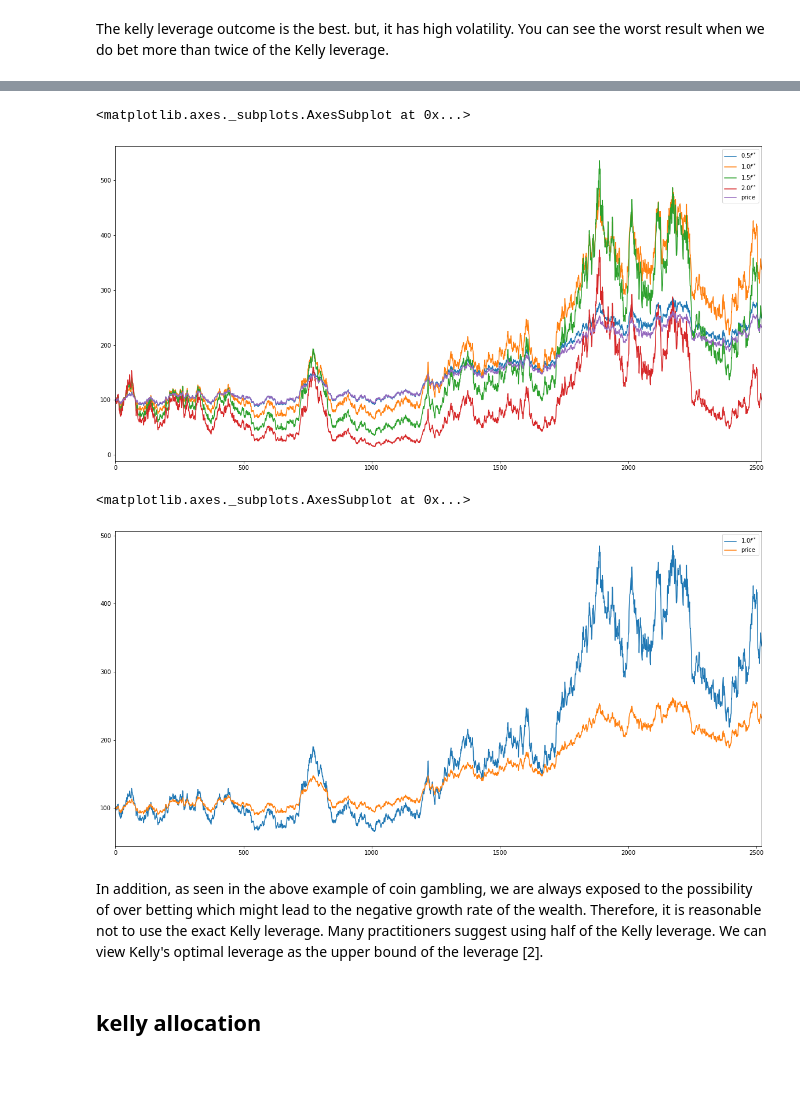
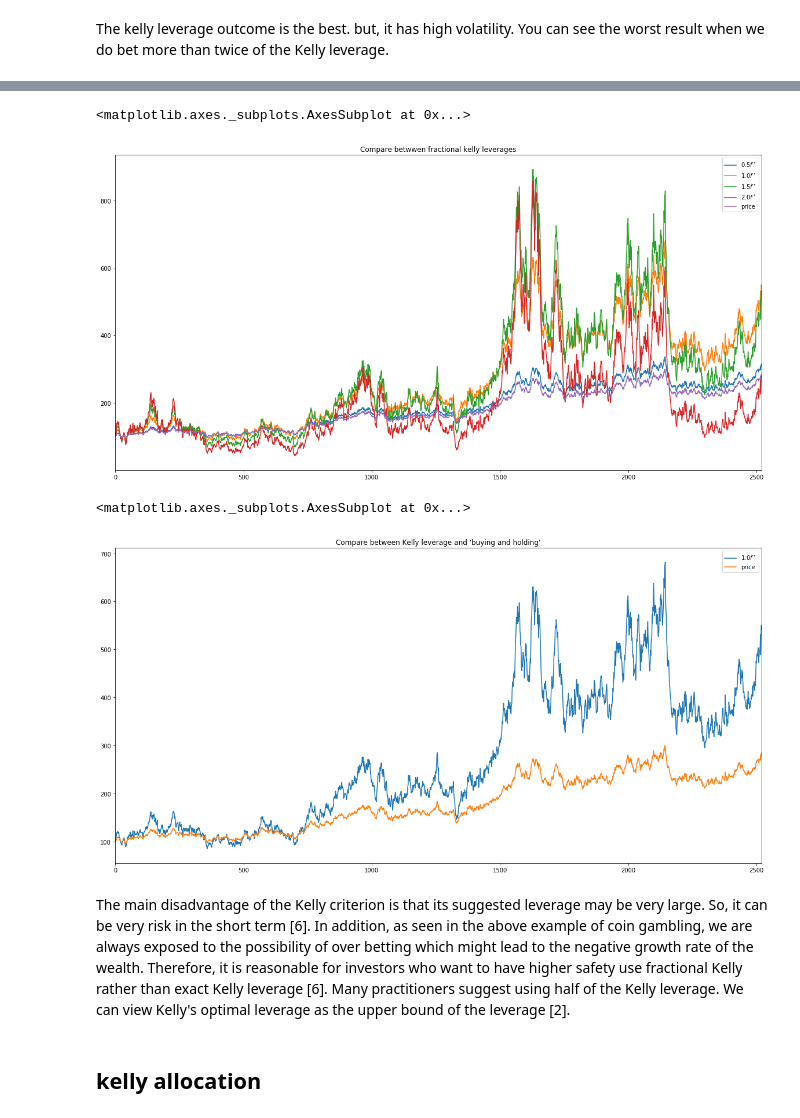
Before and after one commit to jihobak/bet_sizing_ex, a Jupyter notebook: Kelly Criterion.ipynb, the cells around one changed output, grey strips where cells are left out. Saved outputs shown, nothing was run; the diff lists cells and outputs as text; code cells hidden in the pictures; blank space fills up the shorter version.

```diff
--- a/Kelly Criterion.ipynb
+++ b/Kelly Criterion.ipynb
@@ -281,18 +295,19 @@ For example, You have $100 at first. The optimal leverage from the Kelly Criteri
 # %%
 def kelly_trader(portfolio_value, account_value, target_leverage, daily_return):
+    """
+    Calculates account value, portfolio value, addition trade value after a trade(return is daily_return(%))
+    """
+    # profit after the trade when return is 'daily_return(%)'
+    profit = portfolio_value*daily_return
 
-    profit = portfolio_value*daily_return
-    #print(f"trade profit: ${profit:.3f}")
+    # account value after the trade
+    new_account_value = account_value + profit
 
-    new_account_value = account_value + profit
-    #print(f"account value after trade: ${new_account_value:.3f}")
+    # portfolio value that you should target after the trade
+    new_target_portfolio_value = target_leverage * new_account_value
 
-    new_target_portfolio_value = target_leverage * new_account_value
-    #print(f"new target portfolio value: ${new_target_portfolio_value:.3f}")
-
-    gap = new_target_portfolio_value - portfolio_value
-    #print(f"gap: ${gap:.3f}")
-
+    # the amount of dollar that you should trade to resize portfolio
+    gap = new_target_portfolio_value - (portfolio_value+profit)
     return new_account_value, new_target_portfolio_value, gap
 # %%
 account_value = 100
@@ -326,8 +341,11 @@ return_samples = sample_daily_returns(mu, sigma, seed=9999, year=10)
 # %%
 return_history = return_samples
 
+# convert row returns to log returns
+log_returns = np.log(1+return_history)
+
 # Calculating leverage and expected growth rate
-kelly_leverage, growth_rate = kelly_investing(return_history, 0, 252)
+kelly_leverage, growth_rate = kelly_investing(log_returns, 0, 252)
 print(f"kelly leverage: {kelly_leverage}")
 print(f"growth rate: {growth_rate}")
 
@@ -372,15 +390,19 @@ What happen if we do not follow the exact Kelly Criterion? For instance, If you
 fractions = [0.5, 1.0, 1.5, 2.0]
 # %%
 return_history = return_samples
+
+# convert row returns to log returns
+log_returns = np.log(1+return_history)
+
 fraction_kelly_histories = []
 
 for c in fractions:
     # Calculating leverage and expected growth rate
-    kelly_leverage, growth_rate = kelly_investing(return_history, 0, 252)
+    kelly_leverage, growth_rate = kelly_investing(log_returns, 0, 252)
 
     # Fraction kelly
     kelly_leverage = c*kelly_leverage
-    print(f"{c} * kelly leverage: {kelly_leverage}")
+    print(f"{c} * kelly leverage = {kelly_leverage}")
     print(f"growth rate: {growth_rate}\n")
 
     initial_capital = 100.
@@ -437,15 +459,15 @@ The kelly leverage outcome is the best. but, it has high volatility. You can see
 # %%
-fraction_kelly_hist_df.plot(figsize=(20,10))
+fraction_kelly_hist_df.plot(figsize=(20,10), title="Compare betwwen fractional kelly leverages")
 # %% [output]
 <matplotlib.axes._subplots.AxesSubplot at 0x...>
-[figure, old version]
+[figure, new version]
 # %%
 # Compare between Kelly leverage and 'buying and holding'
-fraction_kelly_hist_df.iloc[:, [1, -1]].plot(figsize=(20,10))
+fraction_kelly_hist_df.iloc[:, [1, -1]].plot(figsize=(20,10), title="Compare between Kelly leverage and 'buying and holding'")
 # %% [output]
 <matplotlib.axes._subplots.AxesSubplot at 0x...>
-[figure, old version]
+[figure, new version]
 # %% [markdown]
-In addition, as seen in the above example of coin gambling, we are always exposed to the possibility of over betting which might lead to the negative growth rate of the wealth. Therefore, it is reasonable not to use the exact Kelly leverage. Many practitioners suggest using half of the Kelly leverage. We can view Kelly's optimal leverage as the upper bound of the leverage [2].
+The main disadvantage of the Kelly criterion is that its suggested leverage may be very large. So, it can be very risk in the short term [6]. In addition, as seen in the above example of coin gambling, we are always exposed to the possibility of over betting which might lead to the negative growth rate of the wealth. Therefore, it is reasonable for investors who want to have higher safety use fractional Kelly rather than exact Kelly leverage [6]. Many practitioners suggest using half of the Kelly leverage. We can view Kelly's optimal leverage as the upper bound of the leverage [2].
 # %% [markdown]
 ## kelly allocation
```
Also changed, not shown: parts of 31 cells of this notebook.
